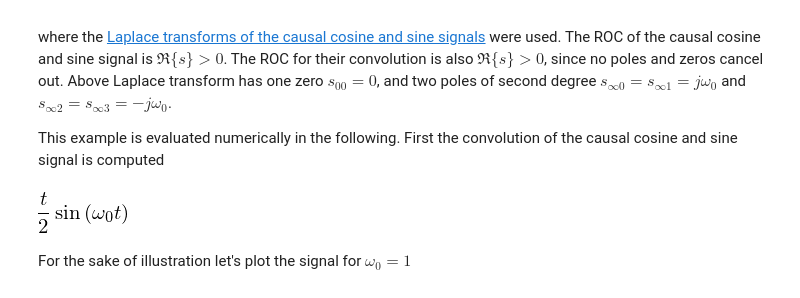
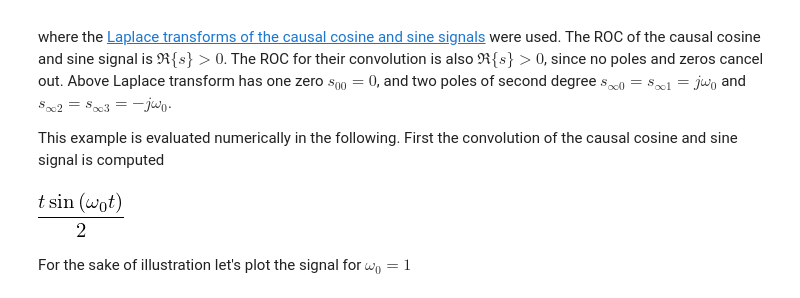
Before and after one commit to spatialaudio/signals-and-systems-lecture, a Jupyter notebook: laplace_transform/theorems.ipynb, the cells around one changed output. Cells and saved outputs as stored; diff of their text form; code cells hidden in the pictures.

```diff
--- a/laplace_transform/theorems.ipynb
+++ b/laplace_transform/theorems.ipynb
@@ -77,17 +77,17 @@ This example is evaluated numerically in the following. First the convolution of
 # %%
 %matplotlib inline
 import sympy as sym
 sym.init_printing()
 
 t, tau = sym.symbols('t tau', real=True)
 s = sym.symbols('s', complex=True)
 w0 = sym.symbols('omega0', positive=True)
 
 x = sym.integrate(sym.cos(w0*tau) * sym.sin(w0*(t-tau)), (tau, 0, t))
-x = x.doit()
+x = sym.simplify(x)
 x
 # %% [output]
-[figure, old version]
+[figure, new version]
 # %% [markdown]
 For the sake of illustration let's plot the signal for $\omega_0 = 1$
 # %%
```
Also changed, not shown: parts of 2 cells of this notebook.
